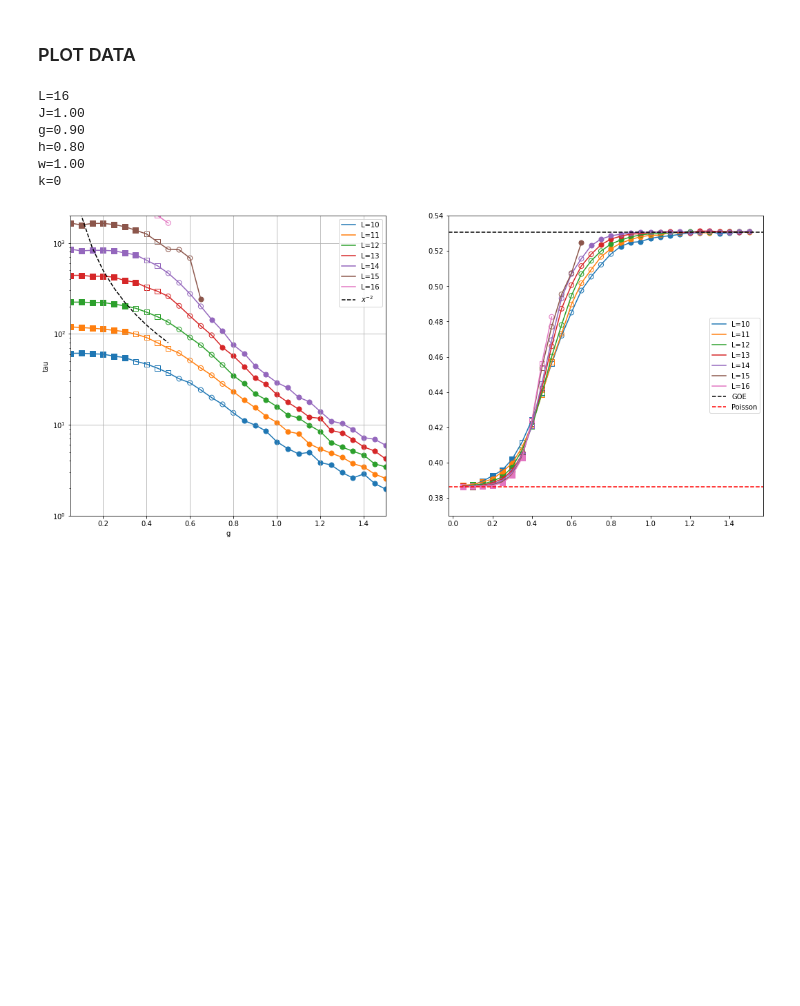
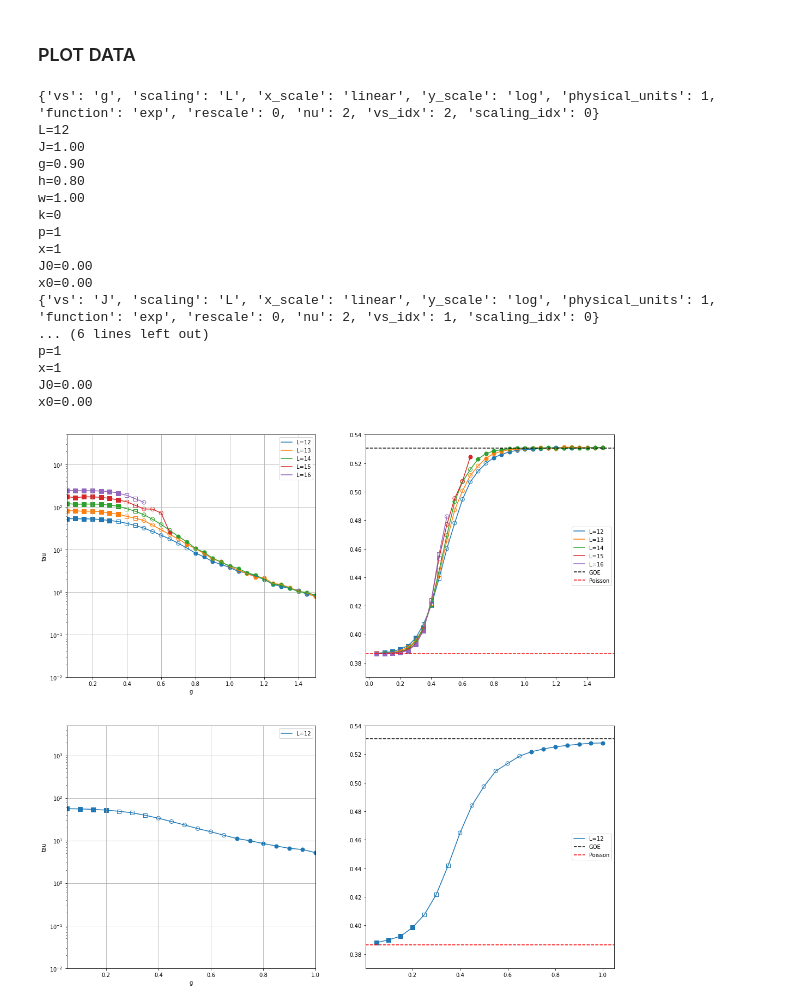
Before and after one commit to makskliczkowski/Transverse_Ising_ETH, a Jupyter notebook: IsignTransverse_ETH/Python/sff_thouless.ipynb, the cells around one changed output. Saved outputs shown, nothing was run; the diff lists cells and outputs as text; code cells hidden in the pictures; blank space fills up the shorter version.

```diff
--- a/IsignTransverse_ETH/Python/sff_thouless.ipynb
+++ b/IsignTransverse_ETH/Python/sff_thouless.ipynb
@@ -184,50 +64,34 @@ k=0
 ### PLOT DATA
 # %%
 #--- set initial plot settings
-fig, (axis1, axis2) = plt.subplots(1,2)
-fig.set_size_inches(18,8)
-def key_title(x):
-    return plot_info['scaling'] + (f"=%d"%(vals[i]) if scaling_idx == 0 else f"=%.2f"%(vals[i]))
-def xform(x) :
-    return x if plot_info['inverse'] == 0 else 1. / x**plot_info['nu']
+fig, ((axis1, axis2), (axis3, axis4)) = plt.subplots(2,2)
+fig.set_size_inches(18,18)
 
-def get_fill_style(gap_ratio) :
-    return
+thouless.plot(axis1, axis2)
+#axis1.plot(xform(xvals[i]), 2e1 / xvals[i]**2, ls='--', color='black', label=r'$x^{-2}$')
+#axis1.plot(xform(xvals[i]), 2e0*np.exp(0.75/xvals[i]**plot_info['nu']), ls='--', color='red', label=r'$exp(1/x^{%d})$'%(plot_info['nu']))
 
-
-#--- plot
-marker_style = [];  face_colors = [];   ec = []
-for i in range(0, num_of_plots):
-    p = axis1.plot(xform(xvals[i]), tau[i], label=key_title(vals[i]))
-    m = []; fc = [];    ec.append(p[0].get_color())
-    for r in gap_ratio[i]:
-        m.append( 's' if r <= 0.46 else 'o')
-        fc.append( p[0].get_color() if ( abs(r-0.53) <= 0.01 or abs(r-0.3865) <= 0.02 ) else 'none' )
-    for j in range(0, len(tau[i])) :
-        axis1.scatter(xform(xvals[i][j]), tau[i][j], edgecolors=ec[i], marker=m[j], s=50, facecolor=fc[j])
-    marker_style.append(m); face_colors.append(fc)
-
-axis1.plot(xform(xvals[i]), 2e1 / xvals[i]**2, ls='--', color='black', label=r'$x^{-2}$')
-#axis1.plot(xform(xvals[i]), 2e0*np.exp(0.75/xvals[i]**plot_info['nu']), ls='--', color='red', label=r'$exp(1/x^{%d})$'%(plot_info['nu']))
-set_plot_elements(axis1, [xform(0.05), xform(1.5)], (1e0, 2e3), 'tau')
-axis1.grid()
-
-axis1.legend()
-for i in range(0, num_of_plots):
-    axis2.plot(xvals[i], gap_ratio[i], label=key_title(vals[i]))
-    for j in range(0, len(tau[i])) :
-        axis2.scatter(xvals[i][j], gap_ratio[i][j], edgecolors=ec[i], marker=marker_style[i][j], s=50, facecolor=face_colors[i][j])
-axis2.set_ylim(0.37, 0.54)
-axis2.axhline(y=0.5307, ls='--', color='black', label='GOE')
-axis2.axhline(y=0.3863, ls='--', color='red', label='Poisson')
-axis2.legend()
-print_vars(params_arr, _options)
+new_settings = cf.plot_settings
+new_settings.set_vs('J')
+cf.set_params(_w = 0.5)
+thouless.plot(axis3, axis4, new_settings.settings)
 plt.show()
 # %% [output]
-L=16
+{'vs': 'g', 'scaling': 'L', 'x_scale': 'linear', 'y_scale': 'log', 'physical_units': 1, 'function': 'exp', 'rescale': 0, 'nu': 2, 'vs_idx': 2, 'scaling_idx': 0}
+L=12
 J=1.00
 g=0.90
 h=0.80
 w=1.00
 k=0
+p=1
+x=1
+J0=0.00
+x0=0.00
+{'vs': 'J', 'scaling': 'L', 'x_scale': 'linear', 'y_scale': 'log', 'physical_units': 1, 'function': 'exp', 'rescale': 0, 'nu': 2, 'vs_idx': 1, 'scaling_idx': 0}
+... (6 lines left out)
+p=1
+x=1
+J0=0.00
+x0=0.00
-[figure, old version]
+[figure, new version]
```
Also changed, not shown: parts of 7 cells of this notebook, 3 other files.
